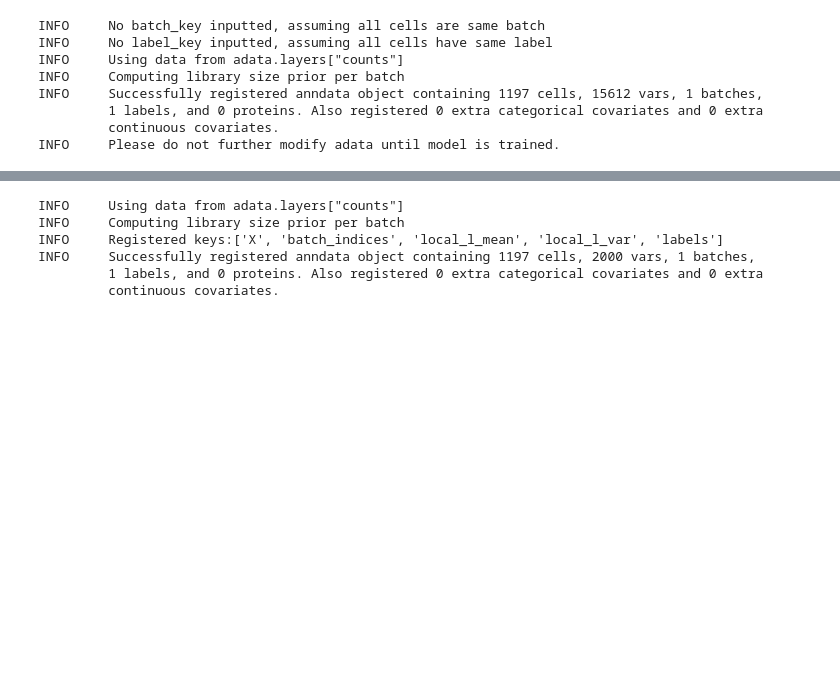
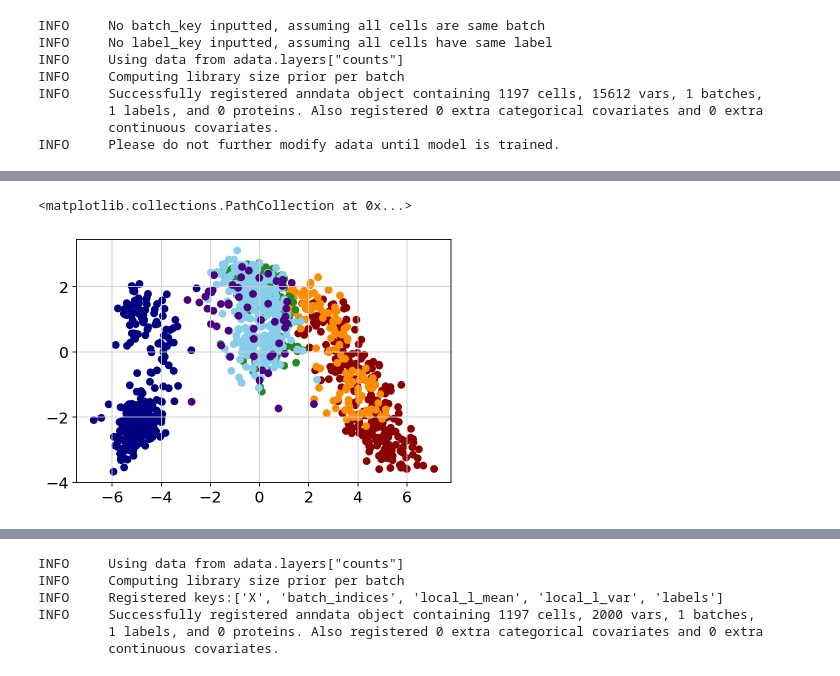
Before and after one commit to lareaulab/analysis_psix, a Jupyter notebook: scvi_runs/tiklova_neurogenesis.ipynb, the cells around one changed output, grey strips where cells are left out. Drawn from its saved outputs; the diff is of its cells as text; code cells hidden in the pictures; blank space fills up the shorter version.

```diff
--- a/scvi_runs/tiklova_neurogenesis.ipynb
+++ b/scvi_runs/tiklova_neurogenesis.ipynb
@@ -112,0 +136,24 @@ sc.pl.draw_graph(adata, color=['Age', 'Snap25'])
+# %%
+from sklearn.decomposition import PCA
+
+from matplotlib import pyplot as plt
+colores = []
+for cell in adata.obs.Age:
+    if cell == 'embryonic day 13.5':
+        colores.append('darkred')
+    if cell == 'embryonic day 15.5':
+        colores.append('darkorange')
+    if cell == 'embryonic day 18.5':
+        colores.append('forestgreen')
+    if cell == 'postnatal day 1':
+        colores.append('skyblue')
+    if cell == 'postnatal day 7':
+        colores.append('indigo')
+    if cell == 'postnatal day 90':
+        colores.append('navy')
+
+pc = PCA(2).fit_transform(adata.obsm['X_scVI'])
+plt.scatter(pc.T[0], -pc.T[1], c=colores)
+# %% [output]
+<matplotlib.collections.PathCollection at 0x...>
+[figure, added]
```
Also changed, not shown: parts of 7 cells of this notebook, 11 other files.
